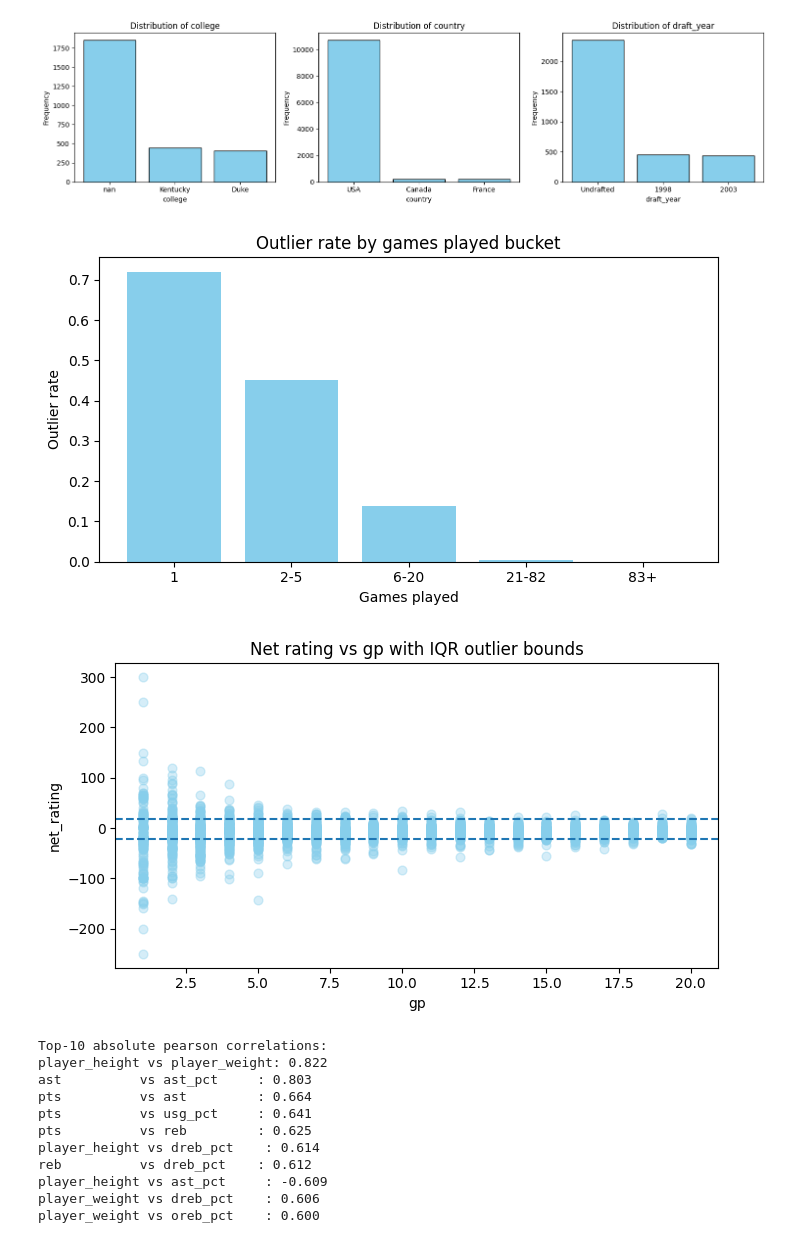
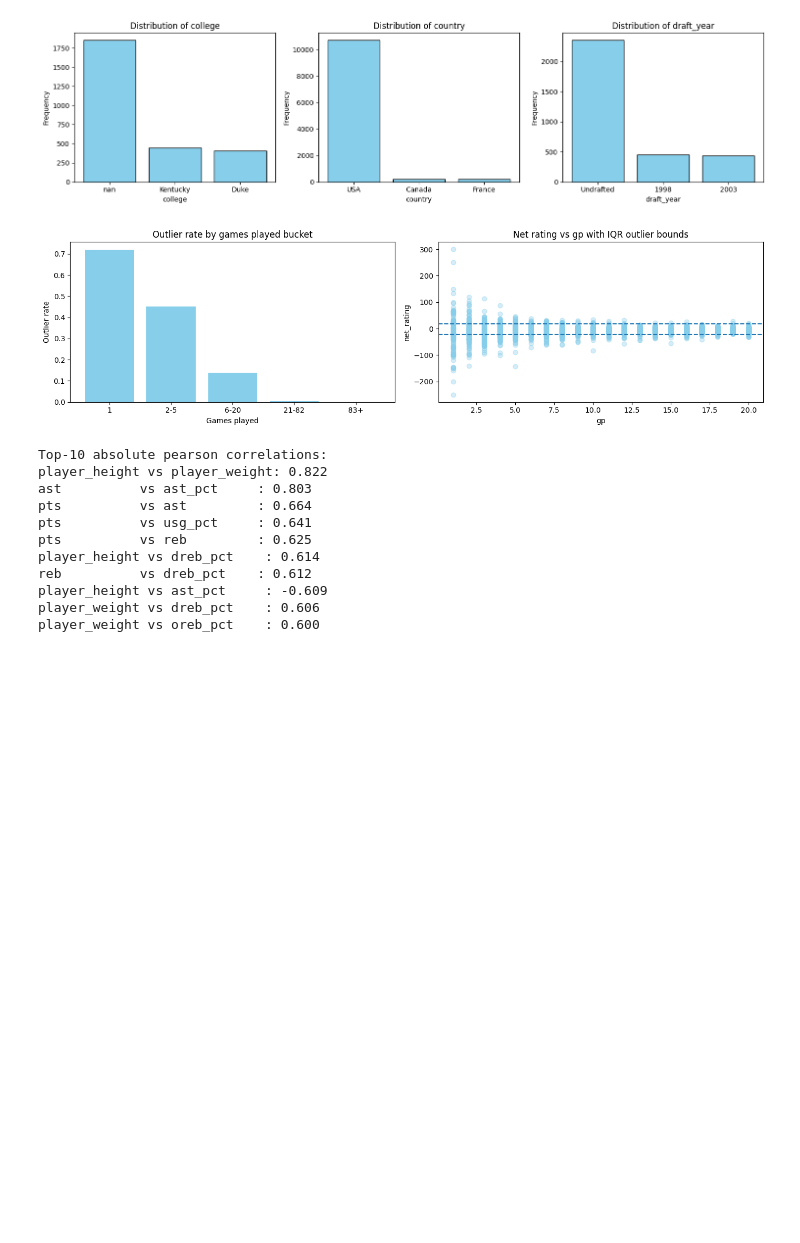
Before and after one commit to timg4/BusinessIntelligence, a Jupyter notebook: Assignment3/Ass3.ipynb, the cells around one changed output. Cells and saved outputs as stored; diff of their text form; code cells hidden in the pictures; blank space fills up the shorter version.

```diff
--- a/Assignment3/Ass3.ipynb
+++ b/Assignment3/Ass3.ipynb
@@ -996,23 +1050,23 @@ def analyze_low_gp(df: pd.DataFrame) -> dict:
     extreme = tmp.loc[tmp["net_rating_num"].abs().nlargest(10).index, ["player_name", "season", "team_abbreviation", "gp_num", "net_rating_num"]]
     extreme = extreme.sort_values("net_rating_num", ascending=False)
 
-    plt.figure(figsize=(7, 4))
-    plt.bar(grp["gp_bin"].astype(str), grp["outlier_rate"].values, color = "skyblue")
-    plt.title("Outlier rate by games played bucket")
-    plt.xlabel("Games played")
-    plt.ylabel("Outlier rate")
-    plt.tight_layout()
-    plt.show()
+    fig, axes = plt.subplots(1, 2, figsize=(14, 4))
+
+
+    axes[0].bar(grp["gp_bin"].astype(str), grp["outlier_rate"].values, color="skyblue")
+    axes[0].set_title("Outlier rate by games played bucket")
+    axes[0].set_xlabel("Games played")
+    axes[0].set_ylabel("Outlier rate")
 
 
     tmp_small = tmp[tmp["gp_num"] <= 20]
-    plt.figure(figsize=(7, 4))
-    plt.scatter(tmp_small["gp_num"], tmp_small["net_rating_num"], alpha=0.35, s=40, color = "skyblue")
-    plt.axhline(lower, linestyle="--")
-    plt.axhline(upper, linestyle="--")
-    plt.title("Net rating vs gp with IQR outlier bounds")
-    plt.xlabel("gp")
-    plt.ylabel("net_rating")
+    axes[1].scatter(tmp_small["gp_num"], tmp_small["net_rating_num"], alpha=0.35, s=40, color="skyblue")
+    axes[1].axhline(lower, linestyle="--")
+    axes[1].axhline(upper, linestyle="--")
+    axes[1].set_title("Net rating vs gp with IQR outlier bounds")
+    axes[1].set_xlabel("gp")
+    axes[1].set_ylabel("net_rating")
+
     plt.tight_layout()
     plt.show()
 
@@ -1048,35 +1102,61 @@ hyp_ass_uuid_writer = "baf4c61b-08c6-4550-8c2b-73dc92b9aeaa"
 
 hyp_description = "Here we tested they hypothesis whether the outliers in net_rating in our data mostly come from players that have a very low number of games"
 hyp_interpretation = """The hypothesis was tested. Our graohs show that the outliers of net_rating are mostly driven by players with a low amount of games because
 these rate based metrics are very unstable for a small amount of games. We see that the outlier rate for players with 1-5 games is about 0.7% compared to less than
 0.05 % for players with more than 21 games. This is important information for future steps."""
 
 hyp_activity = [
    ":hypothesis_net_rating_low_gp rdf:type prov:Activity .",
     ":hypothesis_net_rating_low_gp sc:isPartOf :data_understanding_phase .",
     ':hypothesis_net_rating_low_gp rdfs:comment "Data Understanding" .',
     f':hypothesis_net_rating_low_gp rdfs:comment """{hyp_description}""" .',
     f':hypothesis_net_rating_low_gp rdfs:comment """{hyp_interpretation}""" .',
     f':hypothesis_net_rating_low_gp prov:startedAtTime "{start_time_hyp}"^^xsd:dateTime .',
     f':hypothesis_net_rating_low_gp prov:endedAtTime "{end_time_hyp}"^^xsd:dateTime .',
     f":hypothesis_net_rating_low_gp prov:qualifiedAssociation :{hyp_ass_uuid_writer} .",
     f":{hyp_ass_uuid_writer} prov:agent :{hypothesis_checkcode_writer} .",
     f":{hyp_ass_uuid_writer} rdf:type prov:Association .",
     f":{hyp_ass_uuid_writer} prov:hadRole :{code_writer_role} .",
 
     # INPUT
     ":hypothesis_net_rating_low_gp prov:used :data .",
     ":data rdf:type prov:Entity .",
 
     # OUTPUT
     ":net_rating_low_gp_hypothesis_report rdf:type prov:Entity .",
     ":net_rating_low_gp_hypothesis_report prov:wasGeneratedBy :hypothesis_net_rating_low_gp .",
     ":net_rating_low_gp_hypothesis_report prov:wasDerivedFrom :data .",
 ]
 engine.insert(hyp_activity, prefixes=prefixes)
+
+#put plot reference in Prov-O as well
+fig_path = os.path.join("diagrams", "Outliers.png").replace("\\", "/")
+plot_entity_id = ":low_games"
+plot_label = "Detection of outliers with low games"
+plot_comment = """
+Looks at data points with low games to potentially find outliers.
+"""
+
+plot_triples = [
+    f"{plot_entity_id} rdf:type prov:Entity .",
+    f"{plot_entity_id} rdfs:label \"{plot_label}\" .",
+    f"{plot_entity_id} rdfs:comment \"\"\"{plot_comment.strip()}\"\"\" .",
+    f"{plot_entity_id} prov:wasGeneratedBy :hypothesis_net_rating_low_gp .",
+    f"{plot_entity_id} prov:wasDerivedFrom :data .",
+]
+
+
+plot_triples += [
+     ":low_games_file rdf:type cr:FileObject .",
+     ":low_games_file sc:name \"Outliers.png\" .",
+     ":low_games_file sc:encodingFormat \"image/png\" .",
+     f":low_games_file sc:contentUrl \"{fig_path}\" .",
+     f"{plot_entity_id} sc:distribution :low_games_file .",
+ ]
+
+engine.insert(plot_triples, prefixes=prefixes)
 # %% [output]
-[figure, old version]
+[figure, new version]
-[figure, removed]
 # %%
 check_correlations_code_writer = student_a
 def check_correlations(df: pd.DataFrame, method: str = "pearson", top_k: int = 10) -> dict:
```
Also changed, not shown: parts of 15 cells of this notebook, 5 other files.
